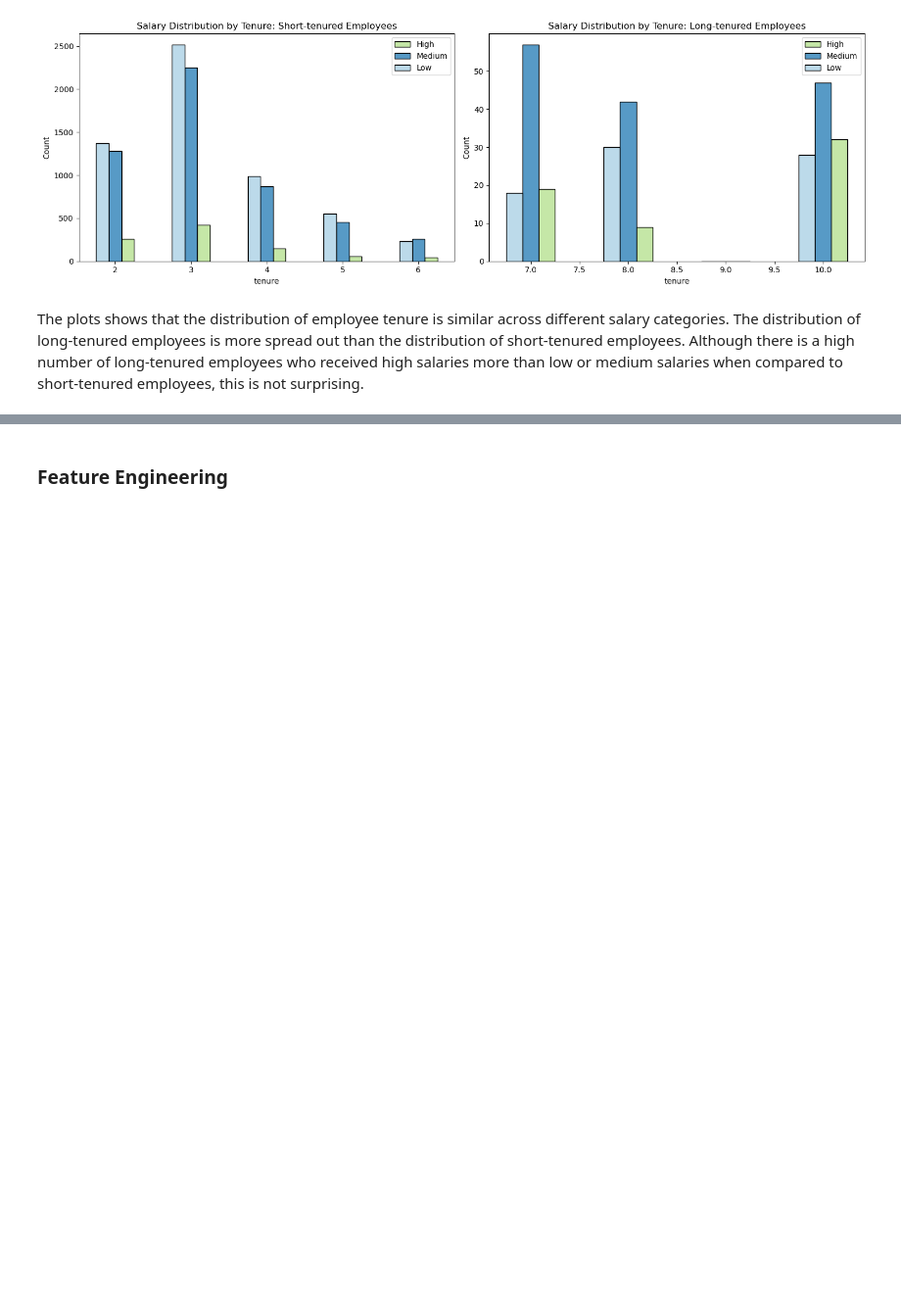
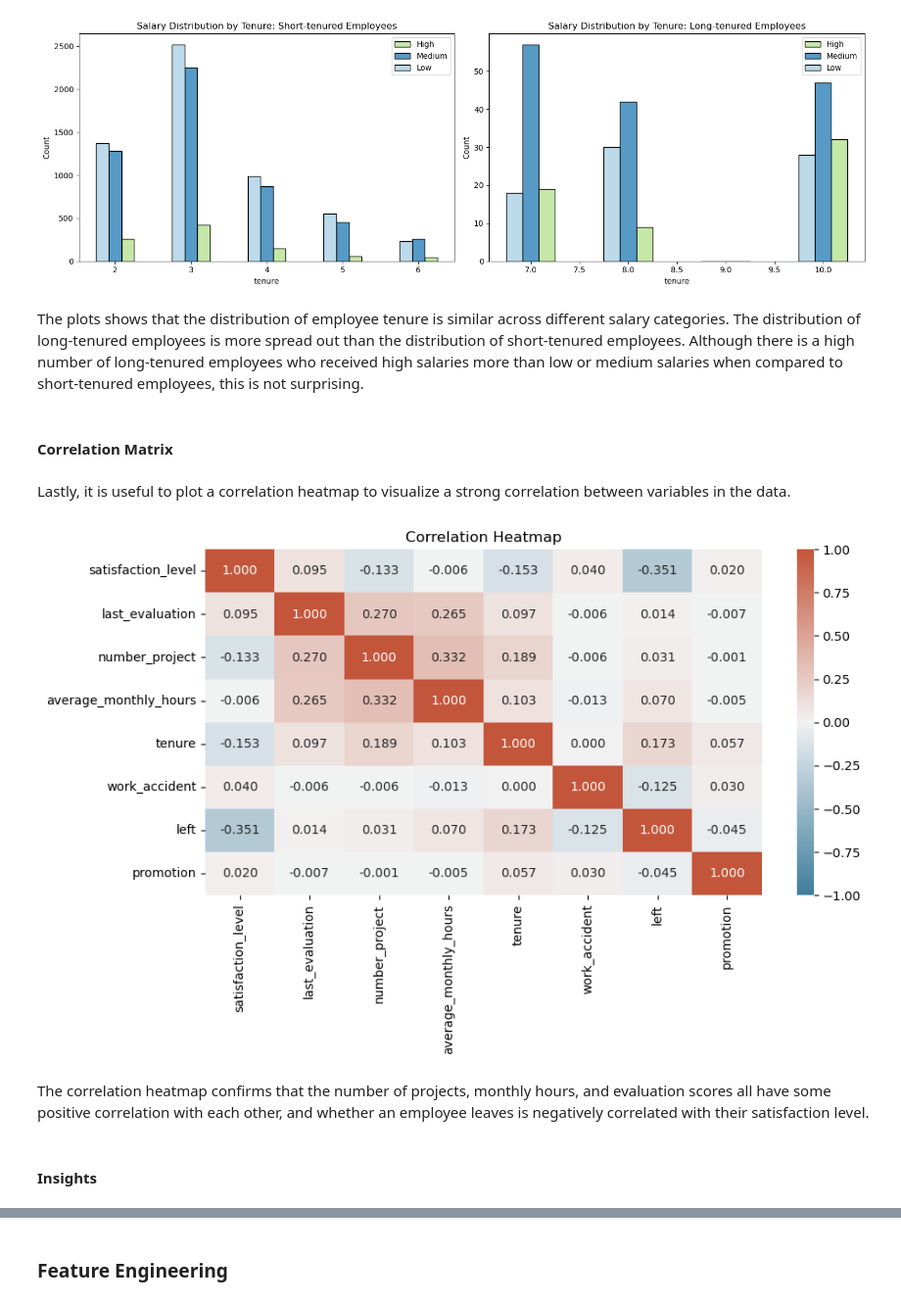
Before and after one commit to thanakorntha/salifort-employee-churn-prediction, a Jupyter notebook: employee_churn_prediction.ipynb, the cells around one changed output, grey strips where cells are left out. Shown at 98% size. Saved outputs shown, nothing was run; the diff lists cells and outputs as text; code cells hidden in the pictures; blank space fills up the shorter version.

Commit message:
Update employee_churn_prediction.ipynb
Amend version 2

```diff
--- a/employee_churn_prediction.ipynb
+++ b/employee_churn_prediction.ipynb
@@ -559,3 +522,27 @@ plt.show()
 [figure]
 # %% [markdown]
 The plots shows that the distribution of employee tenure is similar across different salary categories. The distribution of long-tenured employees is more spread out than the distribution of short-tenured employees. Although there is a high number of long-tenured employees who received high salaries more than low or medium salaries when compared to short-tenured employees, this is not surprising.
+# %% [markdown]
+#### Correlation Matrix
+# %% [markdown]
+Lastly, it is useful to plot a correlation heatmap to visualize a strong correlation between variables in the data.
+# %%
+# Set figure size
+plt.figure(figsize=(10, 5))
+
+# Set color palette
+cmap = sns.diverging_palette(230, 20, as_cmap=True)
+
+# Create correlation heatmap
+matrix = hr_subset.corr(numeric_only=True)
+sns.heatmap(matrix, vmin=-1, vmax=1, annot=True, fmt='.3f', cmap=cmap)
+plt.title('Correlation Heatmap')
+
+# Display plot
+plt.show()
+# %% [output]
+[figure, added]
+# %% [markdown]
+The correlation heatmap confirms that the number of projects, monthly hours, and evaluation scores all have some positive correlation with each other, and whether an employee leaves is negatively correlated with their satisfaction level.
+# %% [markdown]
+#### Insights
```
Also changed, not shown: parts of 147 cells of this notebook.
